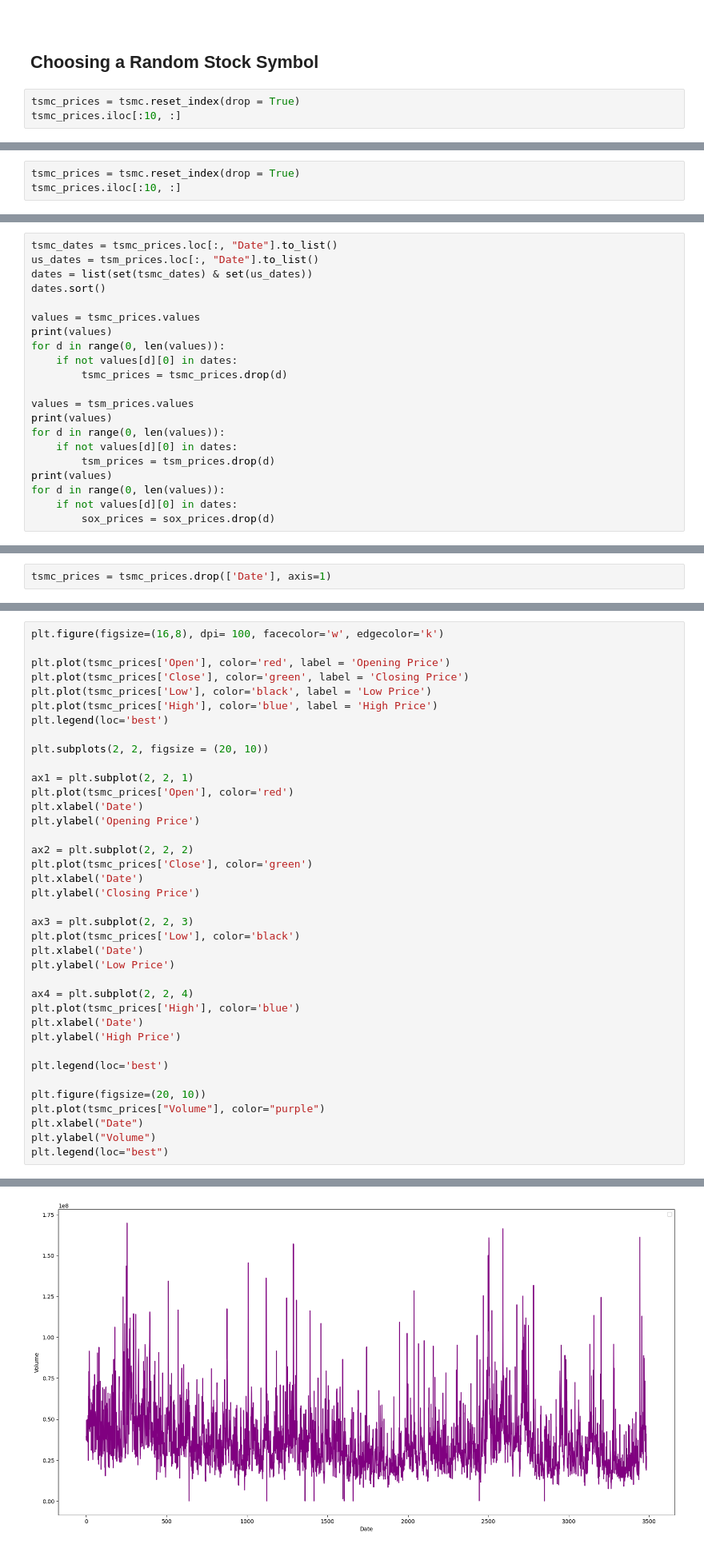
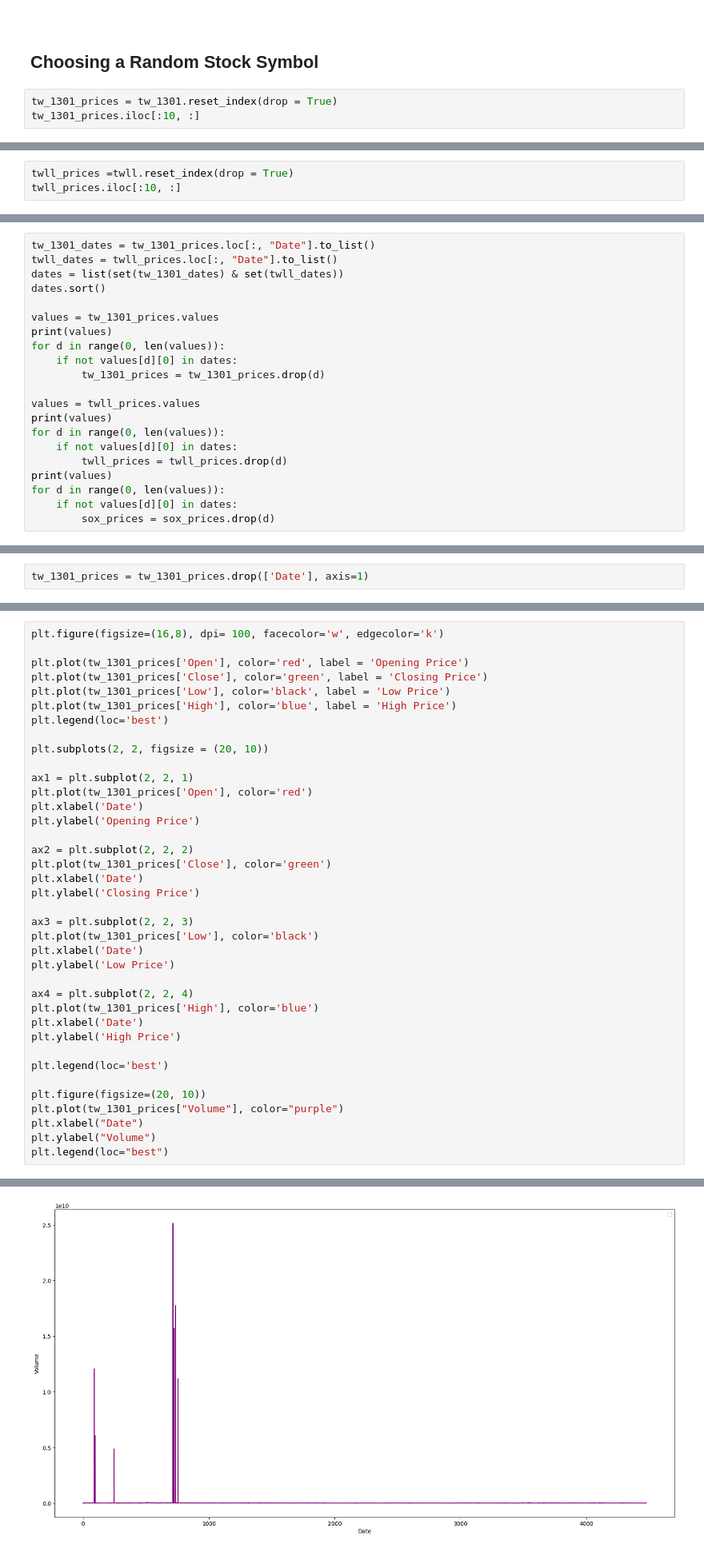
Before and after one commit to PattenChiou/DataMining-StockPrediction, a Jupyter notebook: stock-price-prediction-lstm-hyperparameter-tuning.ipynb, the cells around one changed output, grey strips where cells are left out. Shown at 80% size. Cells and saved outputs as stored; diff of their text form.

```diff
--- a/stock-price-prediction-lstm-hyperparameter-tuning.ipynb
+++ b/stock-price-prediction-lstm-hyperparameter-tuning.ipynb
@@ -150,7 +150,7 @@ memory usage: 217.8+ KB
 <a id="22"></a> <br>
 ## Choosing a Random Stock Symbol
 # %%
-tsmc_prices = tsmc.reset_index(drop = True)
-tsmc_prices.iloc[:10, :]
+tw_1301_prices = tw_1301.reset_index(drop = True)
+tw_1301_prices.iloc[:10, :]
 # %% [output]
 |  | Date | Open | High | Low | Close | Adj Close | Volume |
@@ -167,5 +167,5 @@ tsmc_prices.iloc[:10, :]
 # %%
-tsmc_prices = tsmc.reset_index(drop = True)
-tsmc_prices.iloc[:10, :]
+twll_prices =twll.reset_index(drop = True)
+twll_prices.iloc[:10, :]
 # %% [output]
 |  | Date | Open | High | Low | Close | Adj Close | Volume |
@@ -212,20 +182,20 @@ sox_prices.iloc[:10, :]
 # %%
-tsmc_dates = tsmc_prices.loc[:, "Date"].to_list()
-us_dates = tsm_prices.loc[:, "Date"].to_list()
-dates = list(set(tsmc_dates) & set(us_dates))
+tw_1301_dates = tw_1301_prices.loc[:, "Date"].to_list()
+twll_dates = twll_prices.loc[:, "Date"].to_list()
+dates = list(set(tw_1301_dates) & set(twll_dates))
 dates.sort()
 
-values = tsmc_prices.values
+values = tw_1301_prices.values
 print(values)
 for d in range(0, len(values)):
     if not values[d][0] in dates:
-        tsmc_prices = tsmc_prices.drop(d)
+        tw_1301_prices = tw_1301_prices.drop(d)
 
-values = tsm_prices.values
+values = twll_prices.values
 print(values)
 for d in range(0, len(values)):
     if not values[d][0] in dates:
-        tsm_prices = tsm_prices.drop(d)
+        twll_prices = twll_prices.drop(d)
 print(values)
 for d in range(0, len(values)):
     if not values[d][0] in dates:
@@ -255,5 +225,5 @@ tsmc_dates == us_dates == dates
 # %% [output]
 True
 # %%
-tsmc_prices = tsmc_prices.drop(['Date'], axis=1)
+tw_1301_prices = tw_1301_prices.drop(['Date'], axis=1)
 # %%
@@ -268,38 +236,38 @@ While the first big plot shows opening, closing, low, and high price altogether,
 # %%
 plt.figure(figsize=(16,8), dpi= 100, facecolor='w', edgecolor='k')
 
-plt.plot(tsmc_prices['Open'], color='red', label = 'Opening Price')
-plt.plot(tsmc_prices['Close'], color='green', label = 'Closing Price')
-plt.plot(tsmc_prices['Low'], color='black', label = 'Low Price')
-plt.plot(tsmc_prices['High'], color='blue', label = 'High Price')
+plt.plot(tw_1301_prices['Open'], color='red', label = 'Opening Price')
+plt.plot(tw_1301_prices['Close'], color='green', label = 'Closing Price')
+plt.plot(tw_1301_prices['Low'], color='black', label = 'Low Price')
+plt.plot(tw_1301_prices['High'], color='blue', label = 'High Price')
 plt.legend(loc='best')
 
 plt.subplots(2, 2, figsize = (20, 10))
 
 ax1 = plt.subplot(2, 2, 1)
-plt.plot(tsmc_prices['Open'], color='red')
+plt.plot(tw_1301_prices['Open'], color='red')
 plt.xlabel('Date')
 plt.ylabel('Opening Price')
 
 ax2 = plt.subplot(2, 2, 2)
-plt.plot(tsmc_prices['Close'], color='green')
+plt.plot(tw_1301_prices['Close'], color='green')
 plt.xlabel('Date')
 plt.ylabel('Closing Price')
 
 ax3 = plt.subplot(2, 2, 3)
-plt.plot(tsmc_prices['Low'], color='black')
+plt.plot(tw_1301_prices['Low'], color='black')
 plt.xlabel('Date')
 plt.ylabel('Low Price')
 
 ax4 = plt.subplot(2, 2, 4)
-plt.plot(tsmc_prices['High'], color='blue')
+plt.plot(tw_1301_prices['High'], color='blue')
 plt.xlabel('Date')
 plt.ylabel('High Price')
 
 plt.legend(loc='best')
 
 plt.figure(figsize=(20, 10))
-plt.plot(tsmc_prices["Volume"], color="purple")
+plt.plot(tw_1301_prices["Volume"], color="purple")
 plt.xlabel("Date")
 plt.ylabel("Volume")
 plt.legend(loc="best")
@@ -310,4 +278,4 @@ plt.legend(loc="best")
-[figure, old version]
+[figure, new version]
 # %%
 import matplotlib.pyplot as plt
 import numpy as np
```
Also changed, not shown: parts of 54 cells of this notebook, 7 other files.
